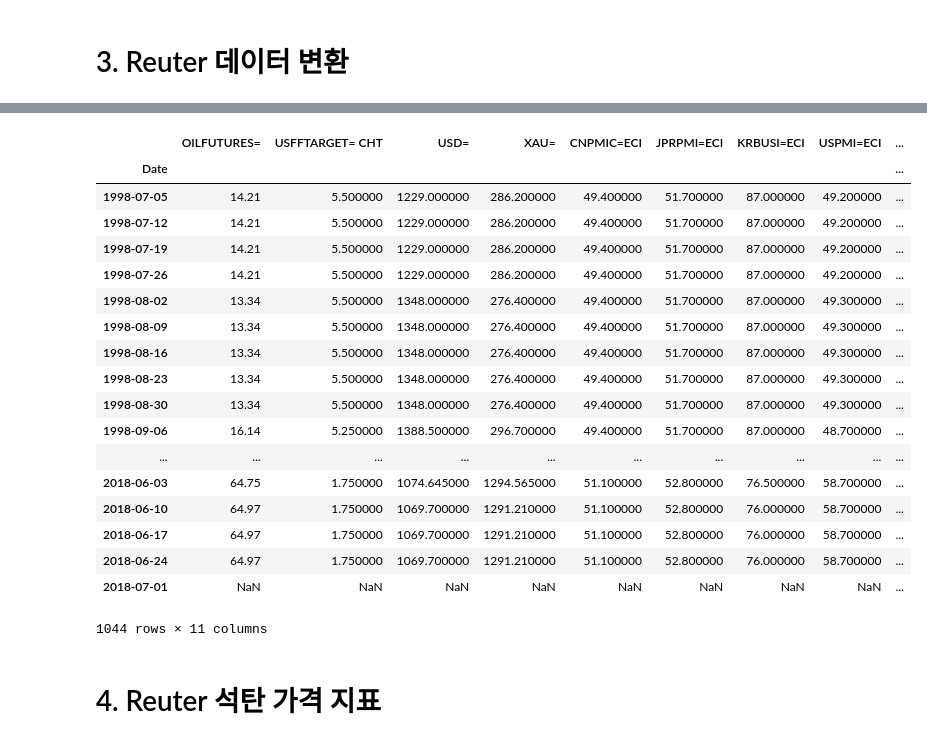
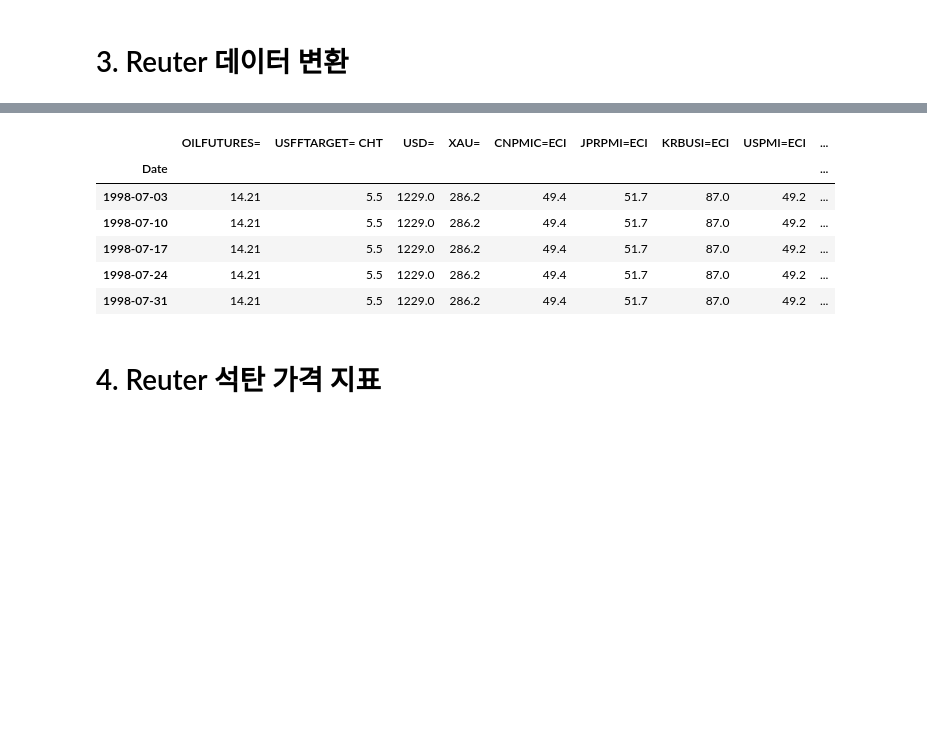
Before and after one commit to gingsiro/kdn_ojdcorr, a Jupyter notebook: note/1_CSV_Date_Normalization.ipynb, the cells around one changed output, grey strips where cells are left out. Saved outputs shown, nothing was run; the diff lists cells and outputs as text; code cells hidden in the pictures; blank space fills up the shorter version.

```diff
--- a/note/1_CSV_Date_Normalization.ipynb
+++ b/note/1_CSV_Date_Normalization.ipynb
@@ -204,27 +148,15 @@ df_reuter
 # %%
 #df_reuter = df_reuter.loc['2015-6':'2018-6']
-df_reuter = df_reuter.resample('W').bfill()
-df_reuter
+df_reuter = df_reuter.resample('W-FRI').bfill()
+df_reuter.head()
 # %% [output]
 |  | OILFUTURES= | USFFTARGET= CHT | USD= | XAU= | CNPMIC=ECI | JPRPMI=ECI | KRBUSI=ECI | USPMI=ECI | ... |
 | Date |  |  |  |  |  |  |  |  | ... |
-| 1998-07-05 | 14.21 | 5.500000 | 1229.000000 | 286.200000 | 49.400000 | 51.700000 | 87.000000 | 49.200000 | ... |
-| 1998-07-12 | 14.21 | 5.500000 | 1229.000000 | 286.200000 | 49.400000 | 51.700000 | 87.000000 | 49.200000 | ... |
-| 1998-07-19 | 14.21 | 5.500000 | 1229.000000 | 286.200000 | 49.400000 | 51.700000 | 87.000000 | 49.200000 | ... |
-| 1998-07-26 | 14.21 | 5.500000 | 1229.000000 | 286.200000 | 49.400000 | 51.700000 | 87.000000 | 49.200000 | ... |
-| 1998-08-02 | 13.34 | 5.500000 | 1348.000000 | 276.400000 | 49.400000 | 51.700000 | 87.000000 | 49.300000 | ... |
-| 1998-08-09 | 13.34 | 5.500000 | 1348.000000 | 276.400000 | 49.400000 | 51.700000 | 87.000000 | 49.300000 | ... |
-| 1998-08-16 | 13.34 | 5.500000 | 1348.000000 | 276.400000 | 49.400000 | 51.700000 | 87.000000 | 49.300000 | ... |
-| 1998-08-23 | 13.34 | 5.500000 | 1348.000000 | 276.400000 | 49.400000 | 51.700000 | 87.000000 | 49.300000 | ... |
-| 1998-08-30 | 13.34 | 5.500000 | 1348.000000 | 276.400000 | 49.400000 | 51.700000 | 87.000000 | 49.300000 | ... |
-| 1998-09-06 | 16.14 | 5.250000 | 1388.500000 | 296.700000 | 49.400000 | 51.700000 | 87.000000 | 48.700000 | ... |
-| ... | ... | ... | ... | ... | ... | ... | ... | ... | ... |
-| 2018-06-03 | 64.75 | 1.750000 | 1074.645000 | 1294.565000 | 51.100000 | 52.800000 | 76.500000 | 58.700000 | ... |
-| 2018-06-10 | 64.97 | 1.750000 | 1069.700000 | 1291.210000 | 51.100000 | 52.800000 | 76.000000 | 58.700000 | ... |
-| 2018-06-17 | 64.97 | 1.750000 | 1069.700000 | 1291.210000 | 51.100000 | 52.800000 | 76.000000 | 58.700000 | ... |
-| 2018-06-24 | 64.97 | 1.750000 | 1069.700000 | 1291.210000 | 51.100000 | 52.800000 | 76.000000 | 58.700000 | ... |
-| 2018-07-01 | NaN | NaN | NaN | NaN | NaN | NaN | NaN | NaN | ... |
+| 1998-07-03 | 14.21 | 5.5 | 1229.0 | 286.2 | 49.4 | 51.7 | 87.0 | 49.2 | ... |
+| 1998-07-10 | 14.21 | 5.5 | 1229.0 | 286.2 | 49.4 | 51.7 | 87.0 | 49.2 | ... |
+| 1998-07-17 | 14.21 | 5.5 | 1229.0 | 286.2 | 49.4 | 51.7 | 87.0 | 49.2 | ... |
+| 1998-07-24 | 14.21 | 5.5 | 1229.0 | 286.2 | 49.4 | 51.7 | 87.0 | 49.2 | ... |
+| 1998-07-31 | 14.21 | 5.5 | 1229.0 | 286.2 | 49.4 | 51.7 | 87.0 | 49.2 | ... |
-1044 rows × 11 columns
 # %%
 #인코딩 후 저장
 df_reuter.to_csv(var_output_path, encoding='utf-8')
```
Also changed, not shown: parts of 24 cells of this notebook, 1 other file.
